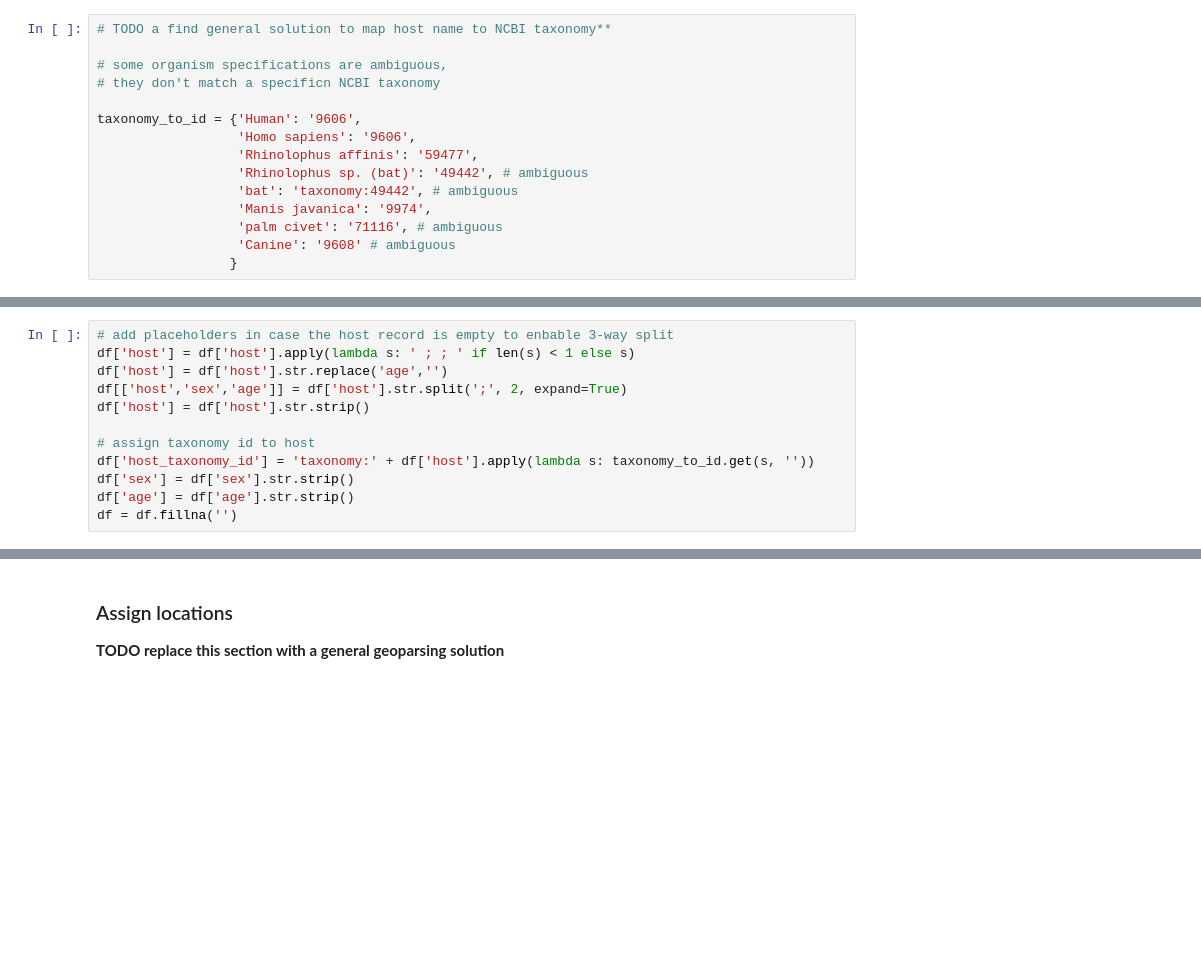
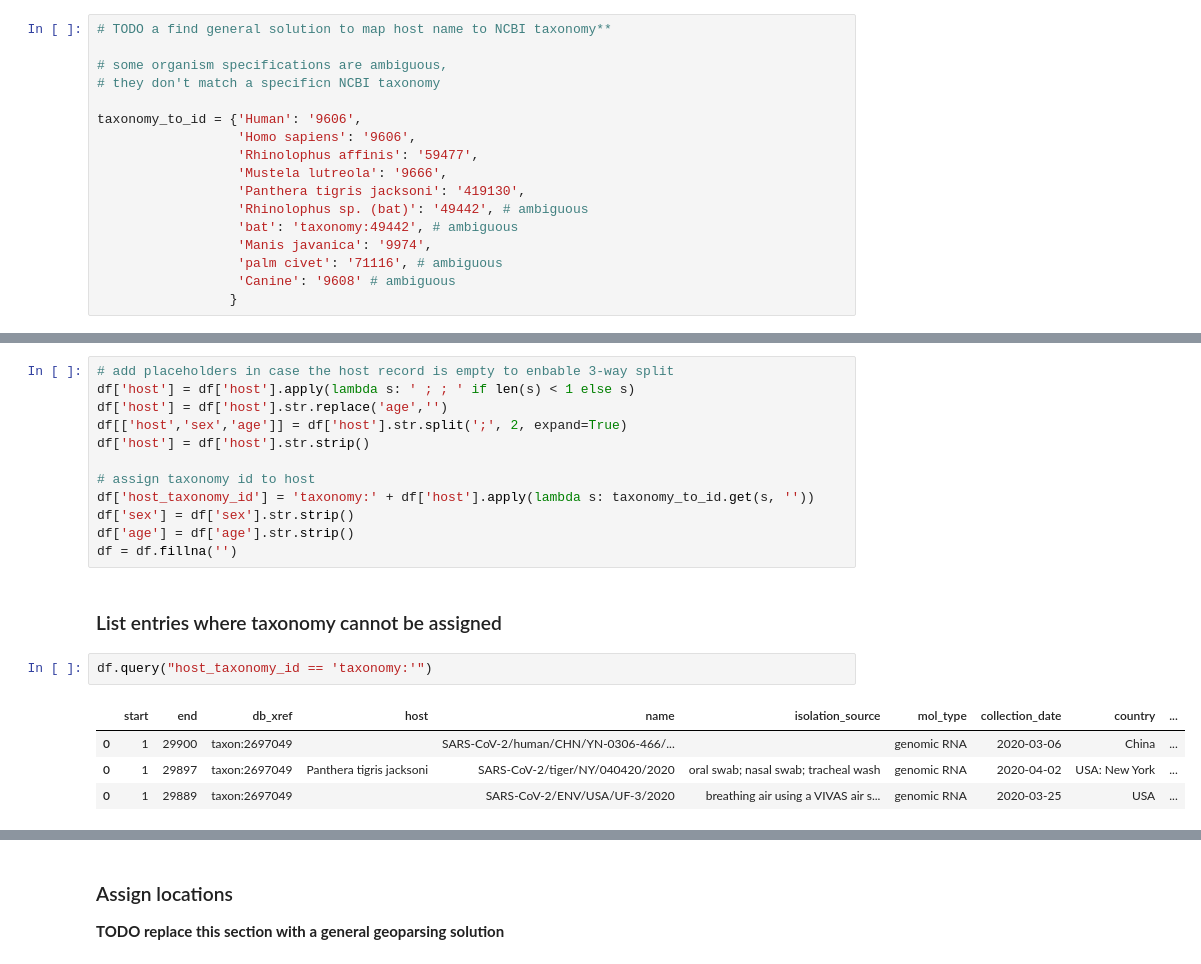
Before and after one commit to covid-19-net/covid-19-community, a Jupyter notebook: notebooks/01a-NCBIStrain.ipynb, the cells around one changed output, grey strips where cells are left out. Cells and saved outputs as stored; diff of their text form; blank space fills up the shorter version.

```diff
--- a/notebooks/01a-NCBIStrain.ipynb
+++ b/notebooks/01a-NCBIStrain.ipynb
@@ -156,6 +174,8 @@ Standardize host organism and demographics
 taxonomy_to_id = {'Human': '9606',
                   'Homo sapiens': '9606',
                   'Rhinolophus affinis': '59477',
+                  'Mustela lutreola': '9666',
+                  'Panthera tigris jacksoni': '419130',
                   'Rhinolophus sp. (bat)': '49442', # ambiguous
                   'bat': 'taxonomy:49442', # ambiguous
                   'Manis javanica': '9974',
@@ -176,5 +196,14 @@ df['host_taxonomy_id'] = 'taxonomy:' + df['host'].apply(lambda s: taxonomy_to_id
 df['sex'] = df['sex'].str.strip()
 df['age'] = df['age'].str.strip()
 df = df.fillna('')
+# %% [markdown]
+### List entries where taxonomy cannot be assigned
+# %%
+df.query("host_taxonomy_id == 'taxonomy:'")
+# %% [output]
+|  | start | end | db_xref | host | name | isolation_source | mol_type | collection_date | country | ... |
+| 0 | 1 | 29900 | taxon:2697049 |  | SARS-CoV-2/human/CHN/YN-0306-466/... |  | genomic RNA | 2020-03-06 | China | ... |
+| 0 | 1 | 29897 | taxon:2697049 | Panthera tigris jacksoni | SARS-CoV-2/tiger/NY/040420/2020 | oral swab; nasal swab; tracheal wash | genomic RNA | 2020-04-02 | USA: New York | ... |
+| 0 | 1 | 29889 | taxon:2697049 |  | SARS-CoV-2/ENV/USA/UF-3/2020 | breathing air using a VIVAS air s... | genomic RNA | 2020-03-25 | USA | ... |
 # %%
 df.head()
```
Also changed, not shown: parts of 9 cells of this notebook, 24 other files.
